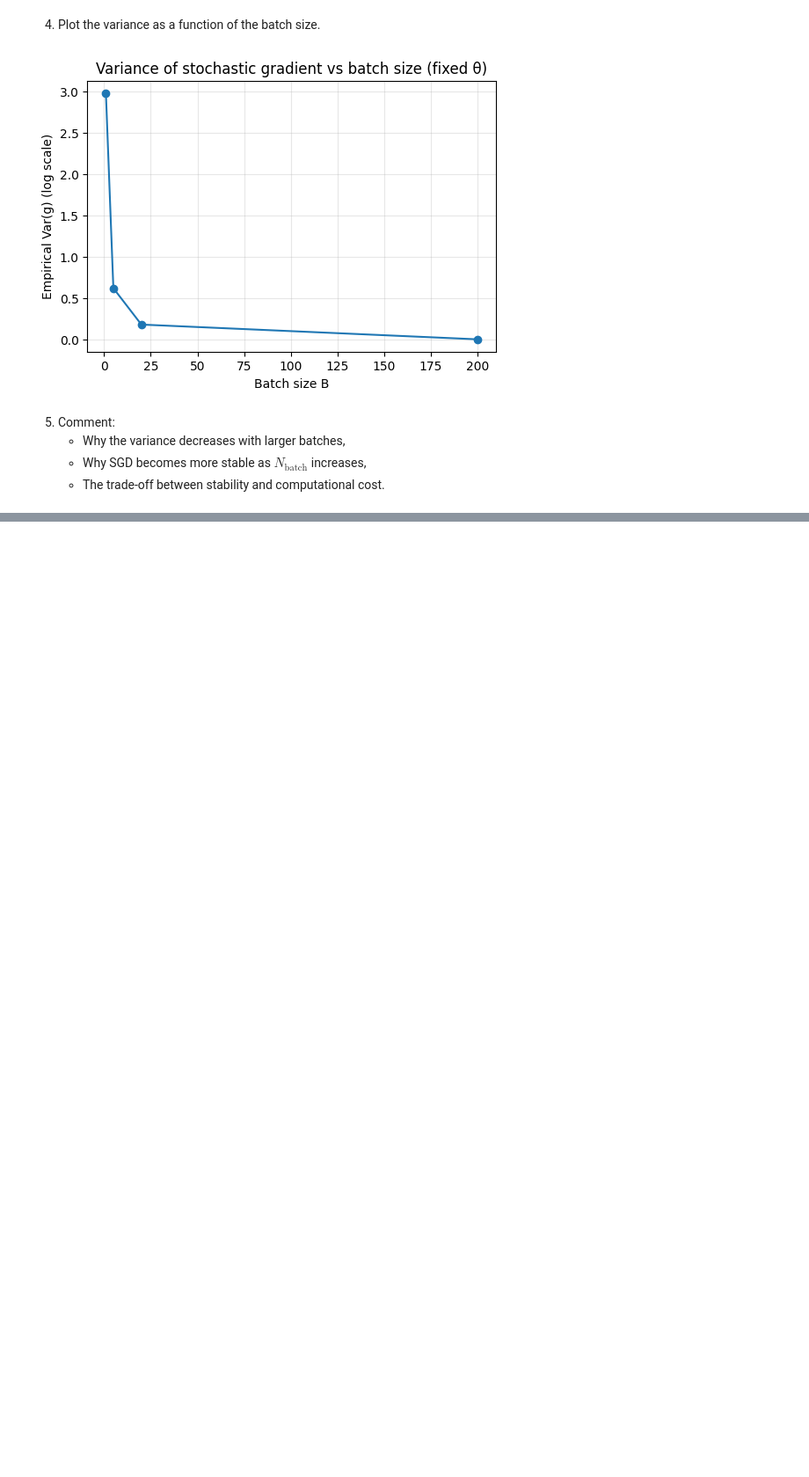
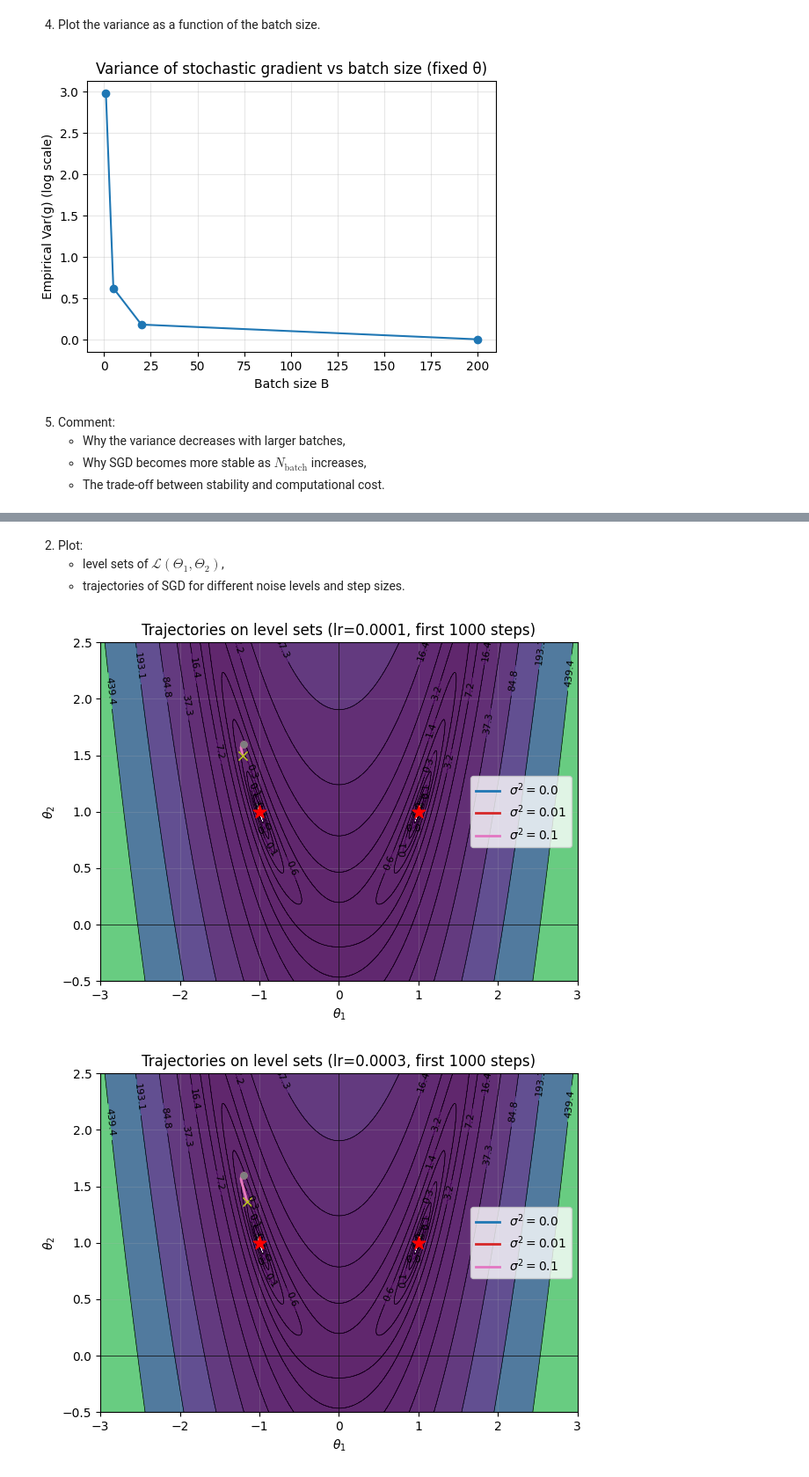
Before and after one commit to annalisapol/smm-course, a Jupyter notebook: homeworks/hw2/hw2.ipynb, the cells around one changed output, grey strips where cells are left out. Shown at 88% size. Drawn from its saved outputs; the diff is of its cells as text; code cells hidden in the pictures; blank space fills up the shorter version.

Commit message:
HW2.3 plotting to be fixed

```diff
--- a/homeworks/hw2/hw2.ipynb
+++ b/homeworks/hw2/hw2.ipynb
@@ -291,0 +362,51 @@ plt.show()
+# %% [markdown]
+2. Plot:
+   - level sets of $\mathcal{L}(\Theta_1,\Theta_2)$,
+   - trajectories of SGD for different noise levels and step sizes.
+# %%
+def quad_levelsets(xlim=(-3.0, 3.0), ylim=(-1.0, 4.0), ngrid=400, levels = None, title=None):
+    xs = np.linspace(xlim[0], xlim[1], ngrid)
+    ys = np.linspace(ylim[0], ylim[1], ngrid)
+    X, Y = np.meshgrid(xs, ys)
+    Z = (X**2 - 1)**2 + 10 * (Y - X**2)**2
+
+
+    plt.contourf(X, Y, Z, levels=levels, cmap="viridis", alpha=0.85)
+    cs = plt.contour(X, Y, Z, levels=levels, colors="black", linewidths=0.5)
+
+    plt.clabel(cs, inline=True, fontsize=8)
+    plt.axhline(0, lw=0.5, color="k")
+    plt.axvline(0, lw=0.5, color="k")
+
+    if title:
+        plt.title(title)
+
+    plt.xlabel(r"$\theta_1$")
+    plt.ylabel(r"$\theta_2$")
+    plt.grid(alpha=0.2)
+levels = np.logspace(-2, 3, 15)
+
+for lr in lrs:
+    plt.figure(figsize=(7,5))
+
+    quad_levelsets(
+        xlim=(-3, 3),
+        ylim=(-0.5, 2.5),
+        ngrid=500,
+        levels=levels,
+        title=fr"Trajectories on level sets (lr={lr}, first {T} steps)"
+    )
+
+    for sigma2 in sigma2_vals:
+        th = results[(lr, sigma2)][:T]
+        plt.plot(th[:,0], th[:,1], lw=2, label=fr"$\sigma^2={sigma2}$")
+        plt.plot(th[0,0], th[0,1], "o", ms=5)
+        plt.plot(th[-1,0], th[-1,1], "x", ms=7)
+
+    plt.scatter([1, -1], [1, 1], marker="*", s=120, color="red", zorder=5)
+
+    plt.legend()
+    plt.show()
+# %% [output]
+[figure, added]
+[figure, added]
```
Also changed, not shown: parts of 5 cells of this notebook, 1 other file.
